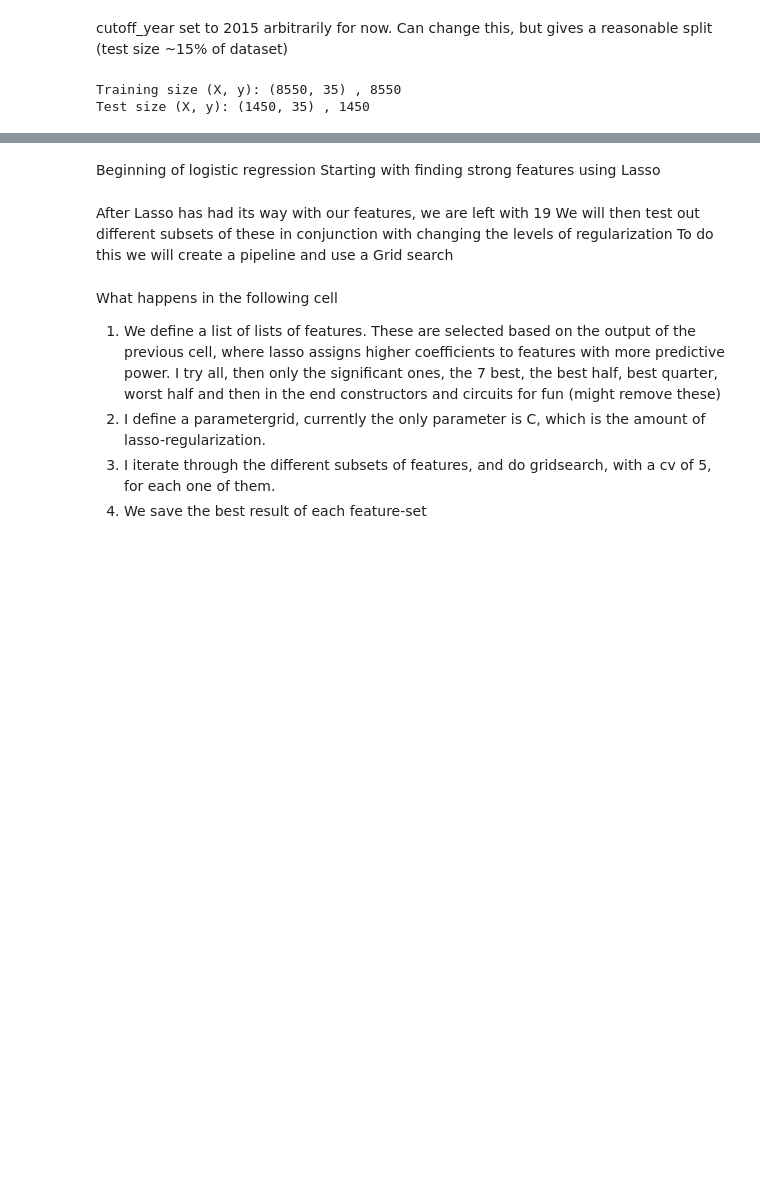
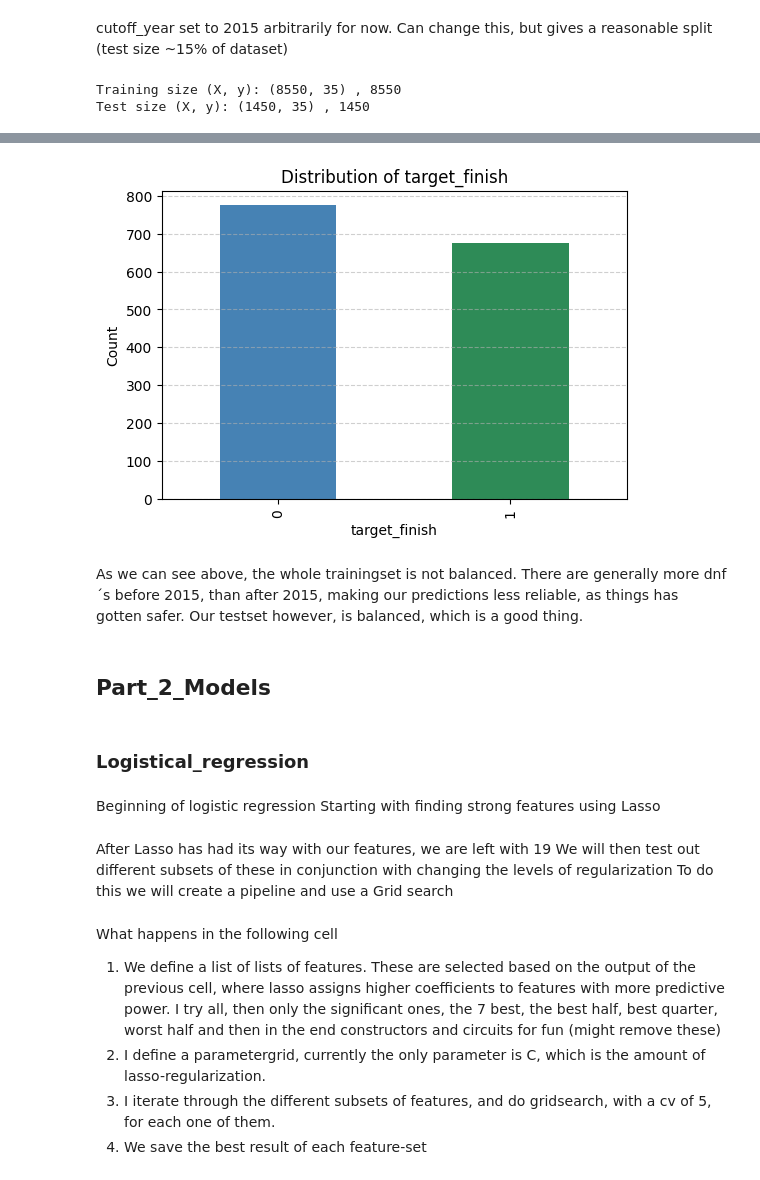
Before and after one commit to NilsHLund/f1-dnf-analysis, a Jupyter notebook: 41/code.ipynb, the cells around one changed output, grey strips where cells are left out. Cells and saved outputs as stored; diff of their text form; code cells hidden in the pictures; blank space fills up the shorter version.

Commit message:
(feat/refactor): Add NN part, refactor textstructure

```diff
--- a/41/code.ipynb
+++ b/41/code.ipynb
@@ -276,3 +335,26 @@ Test size (X, y): (1450, 35) , 1450
+# %%
+# Tell forekomster
+counts = test_data['target_dnf'].value_counts().sort_index()
+
+# Plot
+plt.figure(figsize=(6,4))
+counts.plot(kind='bar', color=['steelblue', 'seagreen'])
+
+plt.title("Distribution of target_finish")
+plt.xlabel("target_finish")
+plt.ylabel("Count")
+plt.xticks([0, 1], ["0", "1"])
+plt.grid(axis='y', linestyle='--', alpha=0.6)
+
+plt.show()
+# %% [output]
+[figure, added]
+# %% [markdown]
+As we can see above, the whole trainingset is not balanced. There are generally more dnf´s before 2015, than after 2015, making our predictions less reliable, as things has gotten safer. Our testset however, is balanced, which is a good thing.
+# %% [markdown]
+## **Part_2_Models**
+# %% [markdown]
+### **Logistical_regression**
 # %% [markdown]
 Beginning of logistic regression
 Starting with finding strong features using Lasso
```
Also changed, not shown: parts of 27 cells of this notebook.
